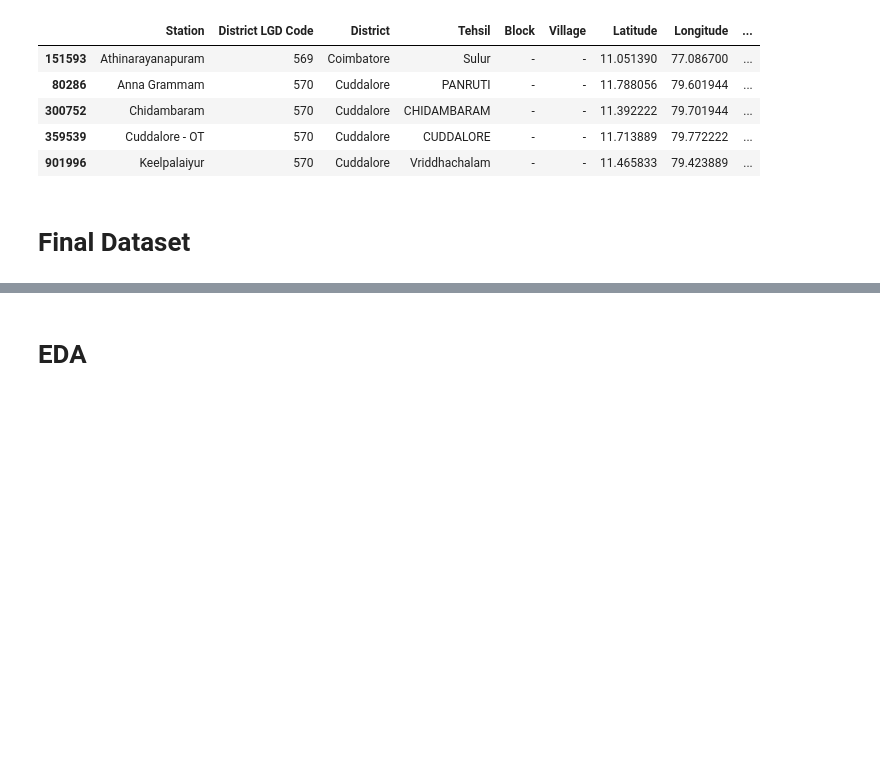
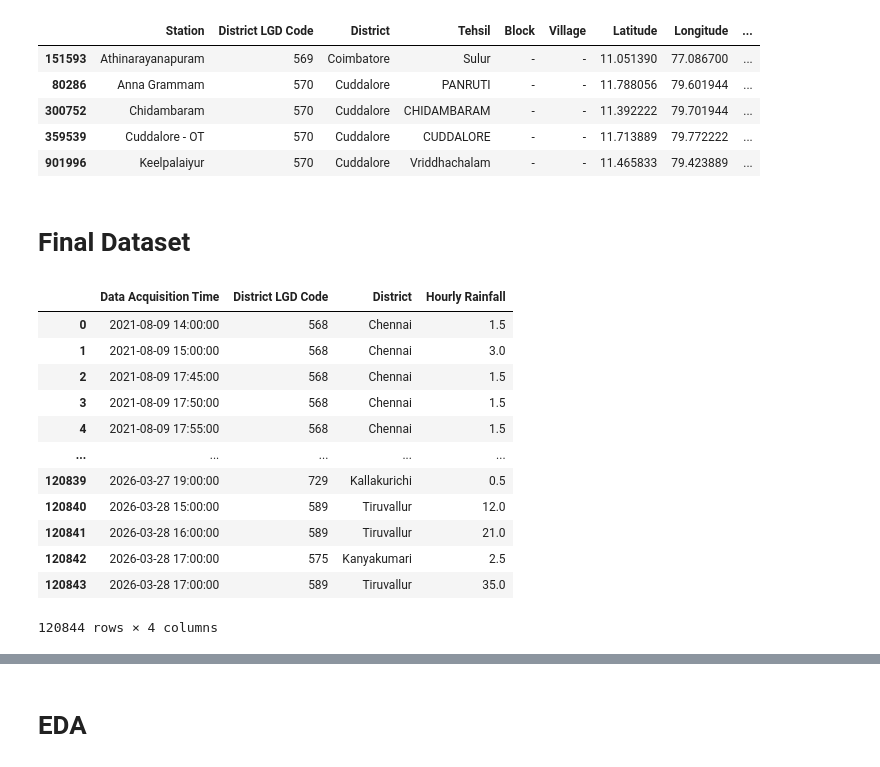
Before and after one commit to yogeshveus/Flood-Risk-Assessment-and-Groundwater-Level-Prediction-System, a Jupyter notebook: processed_from_ground_rainfall.ipynb, the cells around one changed output, grey strips where cells are left out. Saved outputs shown, nothing was run; the diff lists cells and outputs as text; code cells hidden in the pictures; blank space fills up the shorter version.

```diff
--- a/processed_from_ground_rainfall.ipynb
+++ b/processed_from_ground_rainfall.ipynb
@@ -218,6 +218,22 @@ rainfall = (
     .reset_index()
 )
 rainfall.to_csv("rainfall_data.csv", index=False)
+# %%
+rainfall
+# %% [output]
+|  | Data Acquisition Time | District LGD Code | District | Hourly Rainfall |
+| 0 | 2021-08-09 14:00:00 | 568 | Chennai | 1.5 |
+| 1 | 2021-08-09 15:00:00 | 568 | Chennai | 3.0 |
+| 2 | 2021-08-09 17:45:00 | 568 | Chennai | 1.5 |
+| 3 | 2021-08-09 17:50:00 | 568 | Chennai | 1.5 |
+| 4 | 2021-08-09 17:55:00 | 568 | Chennai | 1.5 |
+| ... | ... | ... | ... | ... |
+| 120839 | 2026-03-27 19:00:00 | 729 | Kallakurichi | 0.5 |
+| 120840 | 2026-03-28 15:00:00 | 589 | Tiruvallur | 12.0 |
+| 120841 | 2026-03-28 16:00:00 | 589 | Tiruvallur | 21.0 |
+| 120842 | 2026-03-28 17:00:00 | 575 | Kanyakumari | 2.5 |
+| 120843 | 2026-03-28 17:00:00 | 589 | Tiruvallur | 35.0 |
+120844 rows × 4 columns
 # %%
 groundwater = (
     df_groundwater_2021_2030
```
Also changed, not shown: parts of 10 cells of this notebook, 12 other files.
